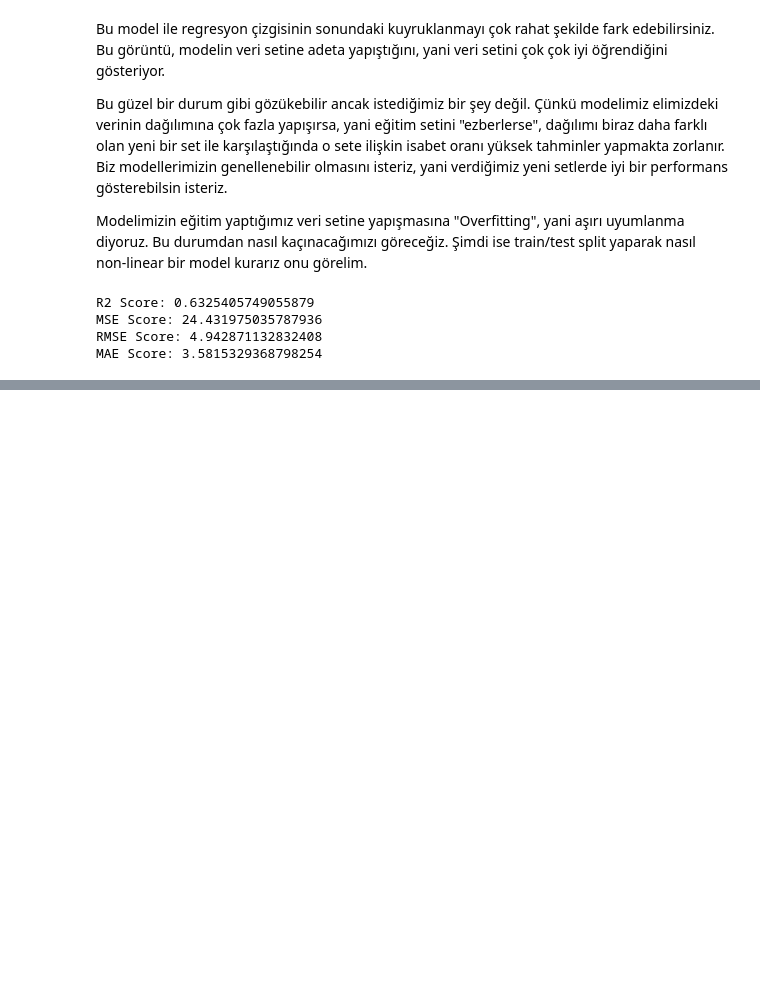
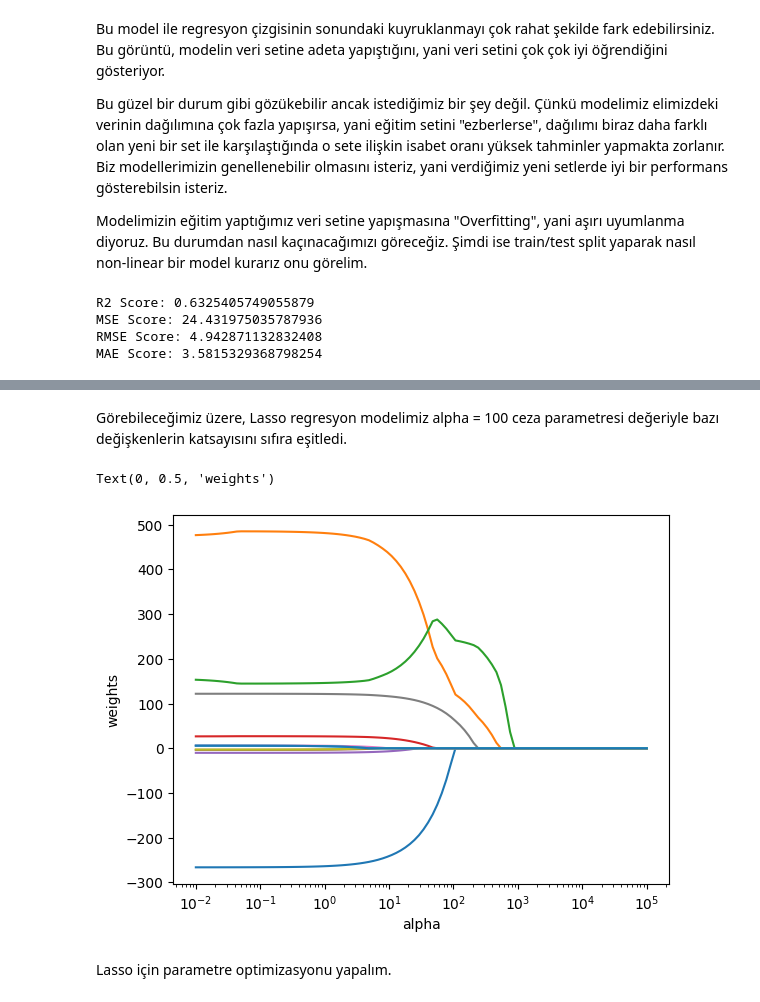
Before and after one commit to mybozkir/Machine_Learning_Practices, a Jupyter notebook: 1-Regression_Practices_TUR.ipynb, the cells around one changed output, grey strips where cells are left out. Cells and saved outputs as stored; diff of their text form; code cells hidden in the pictures; blank space fills up the shorter version.

```diff
--- a/1-Regression_Practices_TUR.ipynb
+++ b/1-Regression_Practices_TUR.ipynb
@@ -733,0 +967,9 @@ MAE Score: 3.5815329368798254
+# %%
+ridge_optimum = Ridge(alpha = 0.248851)
+
+ridge_optimum.fit(X_train_scaled, y_train)
+
+y_pred = ridge_optimum.predict(X_test_scaled)
+
+print('Mean Squared Error:', mean_squared_error(y_test, y_pred))
+print('R-Square Score:', r2_score(y_test, y_pred))
@@ -733,0 +981,18 @@ MAE Score: 3.5815329368798254
+# %%
+# Lasso nesnemizi oluşturalım.
+lasso = Lasso(alpha = 100, max_iter = 10000)
+
+# Fitting.
+lasso.fit(X_train_scaled, y_train)
+
+# Prediction
+y_pred = lasso.predict(X_test_scaled)
+
+# Katsayıları görelim.
+print(pd.Series(lasso.coef_, index = X.columns))
+
+# Skor
+print('--------' * 5)
+print('Mean Square Error:', mean_squared_error(y_test, y_pred))
+print('--------' * 5)
+print('R-Square:', r2_score(y_test, y_pred))
@@ -733,0 +1016,22 @@ MAE Score: 3.5815329368798254
+# %% [markdown]
+Görebileceğimiz üzere, Lasso regresyon modelimiz alpha = 100 ceza parametresi değeriyle bazı değişkenlerin katsayısını sıfıra eşitledi.
+# %%
+lasso = Lasso(max_iter = 10000)
+coefs = []
+
+for a in alphas:
+    lasso.set_params(alpha=a)
+    lasso.fit(X_train_scaled, y_train)
+    coefs.append(lasso.coef_)
+
+ax = plt.gca()
+ax.plot(alphas*2, coefs)
+ax.set_xscale('log')
+plt.axis('tight')
+plt.xlabel('alpha')
+plt.ylabel('weights')
+# %% [output]
+Text(0, 0.5, 'weights')
+[figure, added]
+# %% [markdown]
+Lasso için parametre optimizasyonu yapalım.
```
Also changed, not shown: parts of 23 cells of this notebook.
